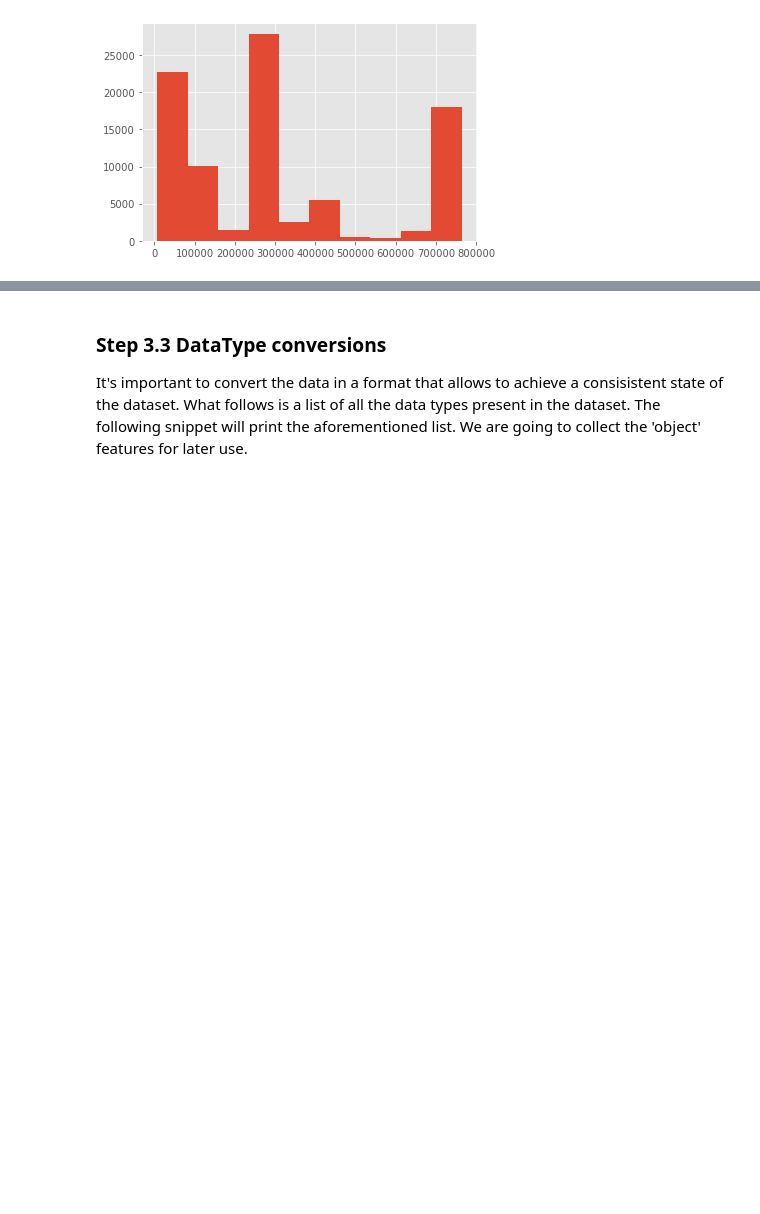
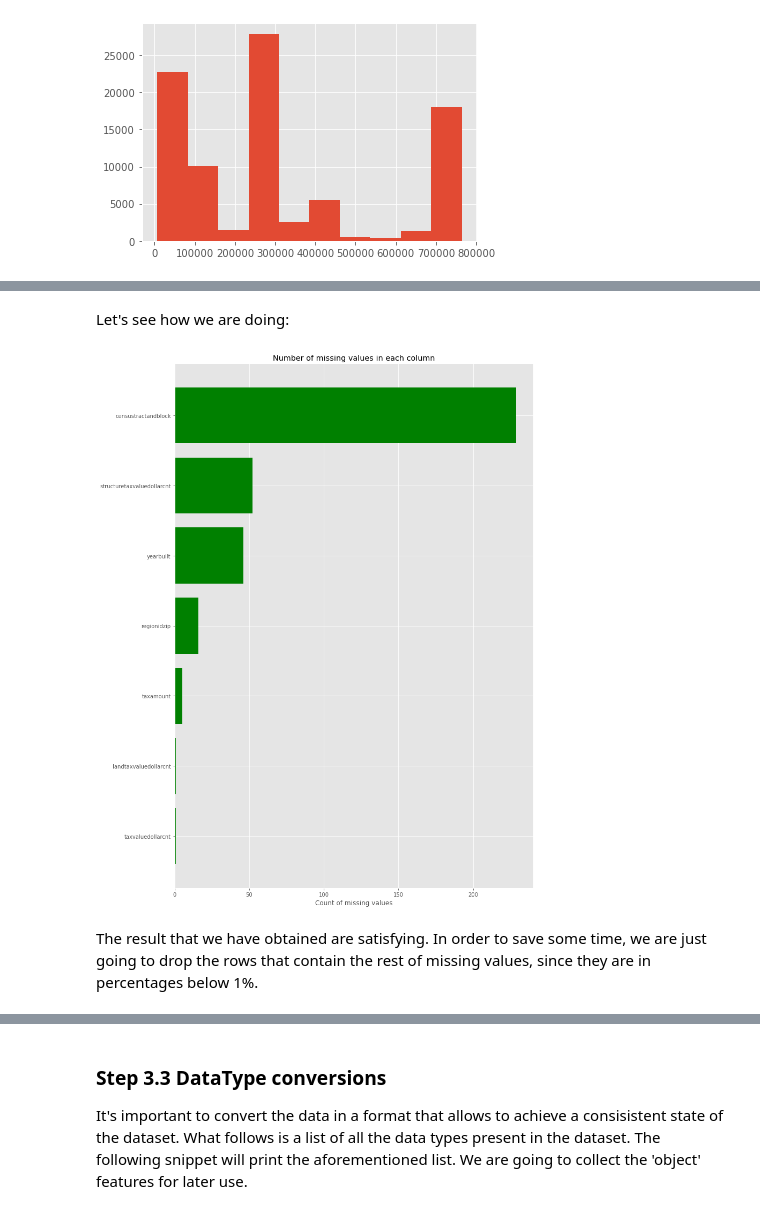
Before and after one commit to ProgettoDWM2022/Zillow, a Jupyter notebook: EDA_Zillow.ipynb, the cells around one changed output, grey strips where cells are left out. Drawn from its saved outputs; the diff is of its cells as text; code cells hidden in the pictures; blank space fills up the shorter version.

```diff
--- a/EDA_Zillow.ipynb
+++ b/EDA_Zillow.ipynb
@@ -250,11 +251,15 @@ Here, we identify feature with more than 90% missing values.
 
 Let's start by visualizing those features and then drop some of them.
 # %%
-def missing_values_barplot(dataset):
+def missing_values_barplot(dataset, percentage=False):
     missing_df = dataset.isnull().sum(axis=0).reset_index()
     missing_df.columns = ['column_name', 'missing_count']
-    missing_df = missing_df.loc[missing_df['missing_count']>0]
-    # missing_df = dataset.isnull().sum(axis = 0) * 100 / len(dataset)
+    if(percentage):
+        # missing_df = missing_df.loc[missing_df['missing_count']>0] * 100 / missing_df
+        missing_df = missing_df.div(missing_df.sum(axis=1), axis=0).multiply(100)
+    else:
+        missing_df = missing_df.loc[missing_df['missing_count']>0]
+
     missing_df = missing_df.sort_values(by='missing_count')
 
     ind = np.arange(missing_df.shape[0])
@@ -474,13 +438,0 @@ df_train["N-longitude-round"] = df_train["longitude"].round(-4)
-# %%
-#Ratio of tax of property over parcel
-df_train['N-ValueRatio'] = df_train['taxvaluedollarcnt']/df_train['taxamount']
-
-#TotalTaxScore
-df_train['N-TaxScore'] = df_train['taxvaluedollarcnt']*df_train['taxamount']
-
-#polnomials of tax delinquency year
-df_train["N-taxdelinquencyyear-2"] = df_train["taxdelinquencyyear"] ** 2
-df_train["N-taxdelinquencyyear-3"] = df_train["taxdelinquencyyear"] ** 3
-
-#Length of time since unpaid taxes
-df_train['N-life'] = 2018 - df_train['taxdelinquencyyear']
@@ -590,8 +504,9 @@ These features need to be filled in some way. Let's start with some quick fixes:
 df_train['poolcnt'] = df_train['poolcnt'].fillna(0) #filling the empty cells of 'poolcnt'
 df_train['pooltypeid7'] = df_train['pooltypeid7'].fillna(-1) #filling the empty cells of 'pooltypeid7'
 df_train['garagecarcnt'] = df_train['garagecarcnt'].fillna(0) #filling the empty cells of 'garagecarcnt'
+df_train['threequarterbathnbr'] = df_train['threequarterbathnbr'].fillna(0) #filling the empty cells of 'threequarterbathnbr'
 df_train['garagetotalsqft'] = df_train['garagetotalsqft'].fillna(0) #filling the empty cells of 'garagetotalsqft'
-df_train['airconditioningtypeid'] = df_train['airconditioningtypeid'].fillna(5) #filling the empty cells of ''
+df_train['airconditioningtypeid'] = df_train['airconditioningtypeid'].fillna(5) #filling the empty cells of 'airconditioningtypeid'
 # %% [markdown]
 The remaining features need some considerations before doing any operation on them.
 - 'regionidneighborhood' does not represent a property of the house itself, but an id assigned by the local administration. It will be reasonable to fill these missing values with the mean of the values of the literal neighbors. An implementation of the k-NN algorithm may come at hand. The k parameter can be set as 10.
@@ -659,10 +581,21 @@ Let's see what can be done with these features:
 # %%
 df_train['heatingorsystemtypeid'] = df_train['heatingorsystemtypeid'].fillna(13)
 df_train['unitcnt'] = df_train['unitcnt'].fillna(df_train['unitcnt'].median())
+df_train['regionidcity'] = df_train['regionidcity'].fillna(0)
 df_train['buildingqualitytypeid'] = df_train['buildingqualitytypeid'].fillna(df_train['buildingqualitytypeid'].mean())
+df_train['fullbathcnt'] = df_train['fullbathcnt'].fillna(0)
+df_train['calculatedbathnbr'] = df_train['calculatedbathnbr'].fillna(13)
 df_train = df_train.dropna(axis=0, subset=['finishedsquarefeet12'])
 # %%
 #Filling for 'lotsizesquarefeet'
 lotsizesquarefeet_to_predict = ['lotsizesquarefeet']
 lotsizesquarefeet_to_train   = ['latitude','longitude']
 k_NN_filling(to_predict=lotsizesquarefeet_to_predict, to_train=lotsizesquarefeet_to_train, k=10)
+# %% [markdown]
+Let's see how we are doing:
+# %%
+missing_values_barplot(df_train)
+# %% [output]
+[figure, added]
+# %% [markdown]
+The result that we have obtained are satisfying. In order to save some time, we are just going to drop the rows that contain the rest of missing values, since they are in percentages below 1%.
```
Also changed, not shown: parts of 39 cells of this notebook.
